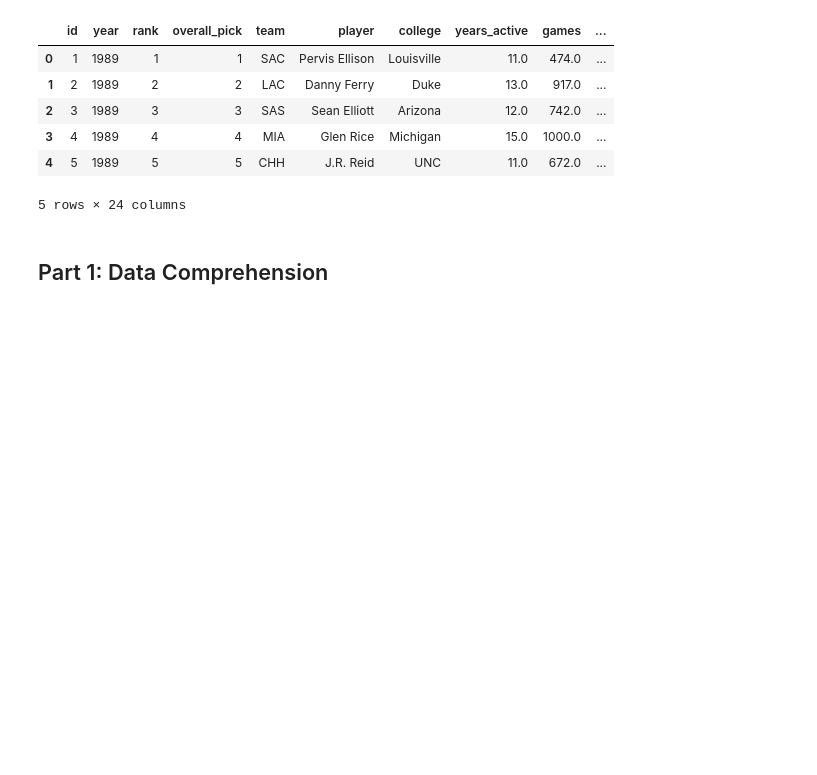
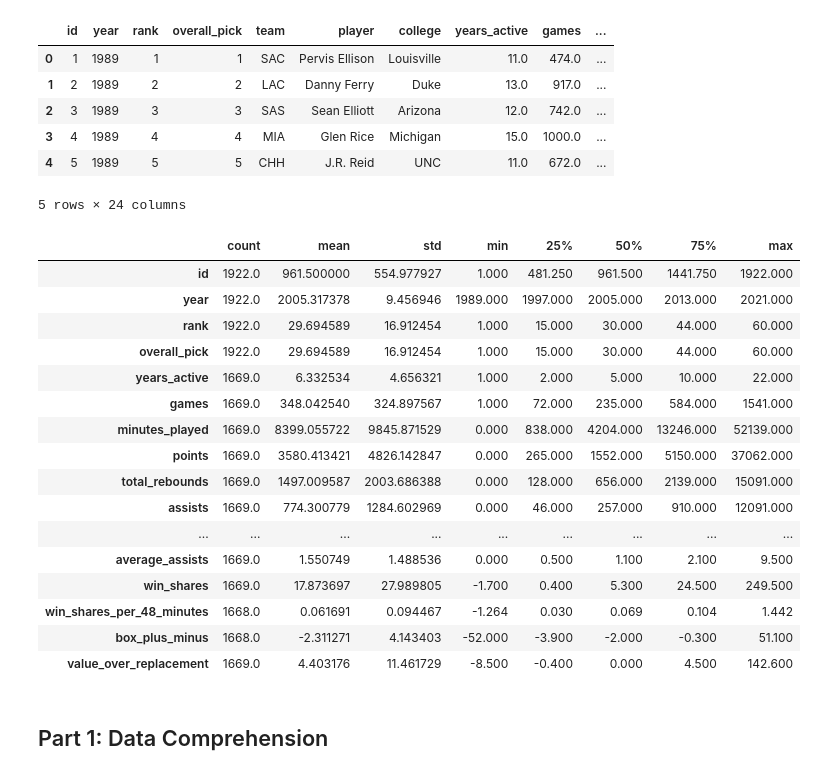
Before and after one commit to dave-zack3/Zack_HawksInternAssessment, a Jupyter notebook: Intern_Assessment_Code.ipynb, the cells around one changed output. Cells and saved outputs as stored; diff of their text form; code cells hidden in the pictures; blank space fills up the shorter version.

```diff
--- a/Intern_Assessment_Code.ipynb
+++ b/Intern_Assessment_Code.ipynb
@@ -21,6 +21,26 @@ df.head()
 | 3 | 4 | 1989 | 4 | 4 | MIA | Glen Rice | Michigan | 15.0 | 1000.0 | ... |
 | 4 | 5 | 1989 | 5 | 5 | CHH | J.R. Reid | UNC | 11.0 | 672.0 | ... |
 5 rows × 24 columns
+# %%
+df.describe().T
+# %% [output]
+|  | count | mean | std | min | 25% | 50% | 75% | max |
+| id | 1922.0 | 961.500000 | 554.977927 | 1.000 | 481.250 | 961.500 | 1441.750 | 1922.000 |
+| year | 1922.0 | 2005.317378 | 9.456946 | 1989.000 | 1997.000 | 2005.000 | 2013.000 | 2021.000 |
+| rank | 1922.0 | 29.694589 | 16.912454 | 1.000 | 15.000 | 30.000 | 44.000 | 60.000 |
+| overall_pick | 1922.0 | 29.694589 | 16.912454 | 1.000 | 15.000 | 30.000 | 44.000 | 60.000 |
+| years_active | 1669.0 | 6.332534 | 4.656321 | 1.000 | 2.000 | 5.000 | 10.000 | 22.000 |
+| games | 1669.0 | 348.042540 | 324.897567 | 1.000 | 72.000 | 235.000 | 584.000 | 1541.000 |
+| minutes_played | 1669.0 | 8399.055722 | 9845.871529 | 0.000 | 838.000 | 4204.000 | 13246.000 | 52139.000 |
+| points | 1669.0 | 3580.413421 | 4826.142847 | 0.000 | 265.000 | 1552.000 | 5150.000 | 37062.000 |
+| total_rebounds | 1669.0 | 1497.009587 | 2003.686388 | 0.000 | 128.000 | 656.000 | 2139.000 | 15091.000 |
+| assists | 1669.0 | 774.300779 | 1284.602969 | 0.000 | 46.000 | 257.000 | 910.000 | 12091.000 |
+| ... | ... | ... | ... | ... | ... | ... | ... | ... |
+| average_assists | 1669.0 | 1.550749 | 1.488536 | 0.000 | 0.500 | 1.100 | 2.100 | 9.500 |
+| win_shares | 1669.0 | 17.873697 | 27.989805 | -1.700 | 0.400 | 5.300 | 24.500 | 249.500 |
+| win_shares_per_48_minutes | 1668.0 | 0.061691 | 0.094467 | -1.264 | 0.030 | 0.069 | 0.104 | 1.442 |
+| box_plus_minus | 1668.0 | -2.311271 | 4.143403 | -52.000 | -3.900 | -2.000 | -0.300 | 51.100 |
+| value_over_replacement | 1669.0 | 4.403176 | 11.461729 | -8.500 | -0.400 | 0.000 | 4.500 | 142.600 |
 # %% [markdown]
 ## Part 1: Data Comprehension
 # %% [markdown]
```
Also changed, not shown: parts of 8 cells of this notebook, 6 other files.
